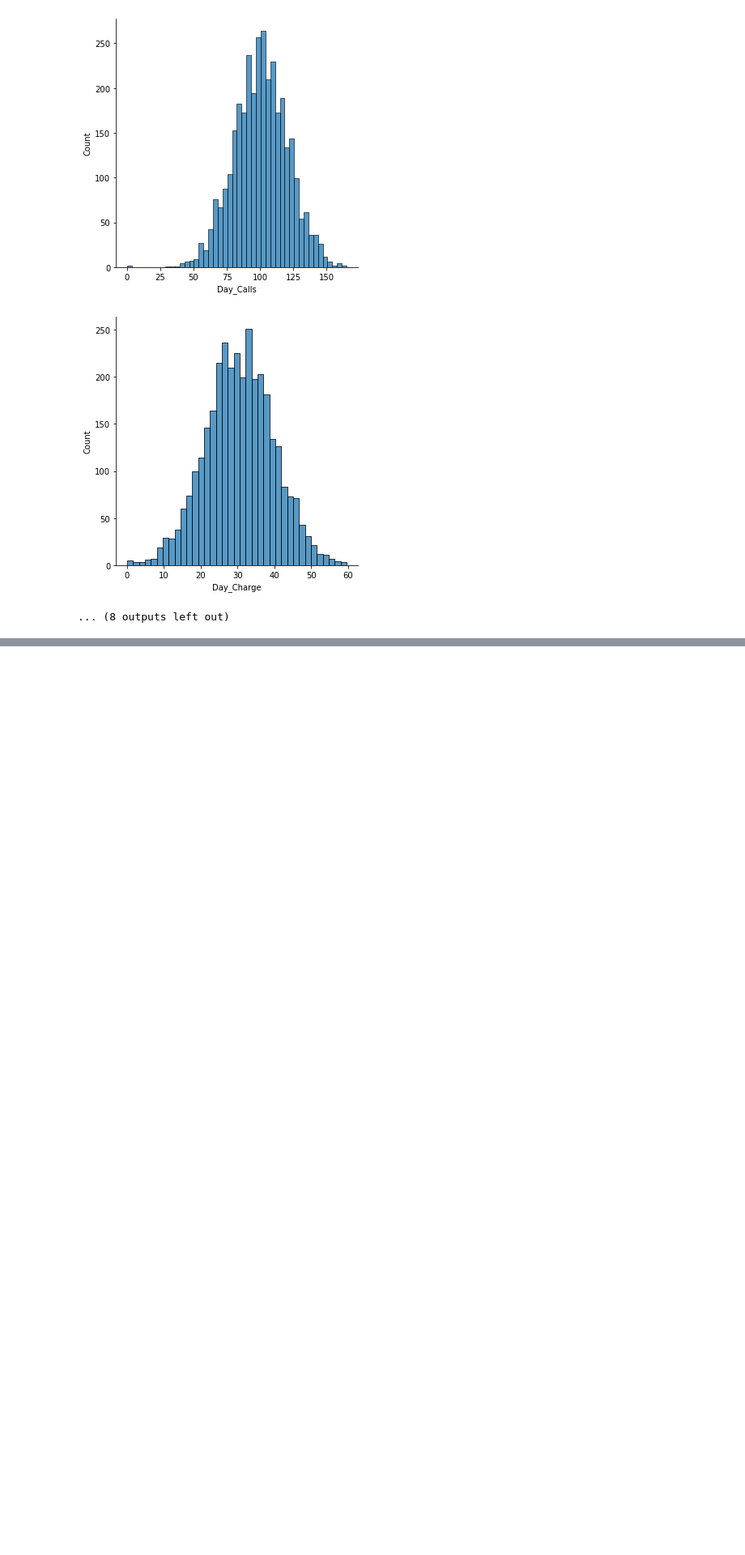
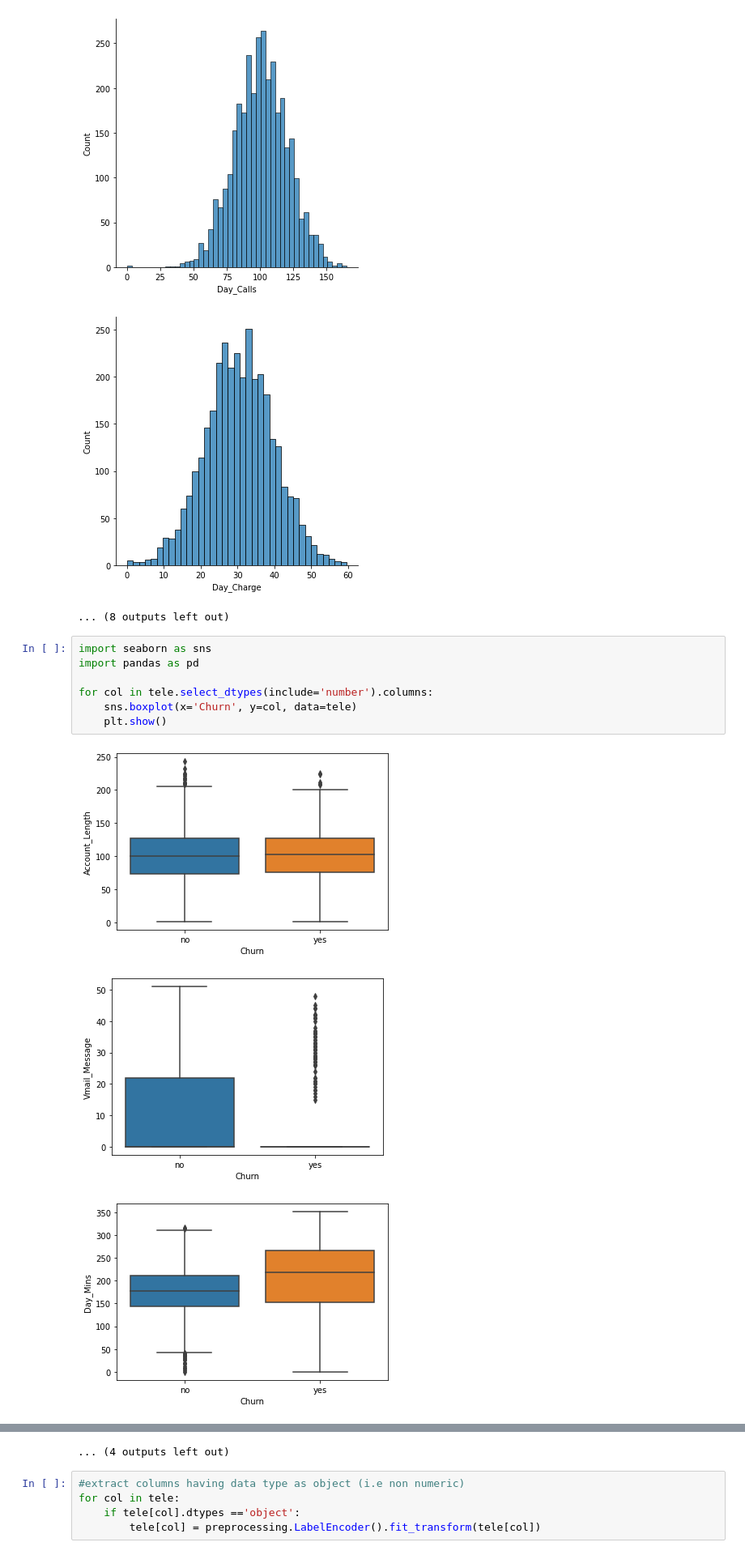
Before and after one commit to HusseinMansourMohd/-Telecom-Customer-Churn, a Jupyter notebook: Telecom_Customer_Churn.ipynb, the cells around one changed output, grey strips where cells are left out. Shown at 81% size. Cells and saved outputs as stored; diff of their text form; blank space fills up the shorter version.

```diff
--- a/Telecom_Customer_Churn.ipynb
+++ b/Telecom_Customer_Churn.ipynb
@@ -163,3 +163,14 @@ for col in tele.columns[:-1]:
 [figure]
 [figure]
 ... (8 outputs left out)
+# %%
+import seaborn as sns
+import pandas as pd
+
+for col in tele.select_dtypes(include='number').columns:
+    sns.boxplot(x='Churn', y=col, data=tele)
+    plt.show()
+# %% [output]
+[figure, added]
+[figure, added]
+[figure, added]
@@ -165,0 +186,6 @@ for col in tele.columns[:-1]:
+... (4 outputs left out)
+# %%
+#extract columns having data type as object (i.e non numeric)
+for col in tele:
+    if tele[col].dtypes =='object':
+        tele[col] = preprocessing.LabelEncoder().fit_transform(tele[col])
```
Also changed, not shown: parts of 15 cells of this notebook.
